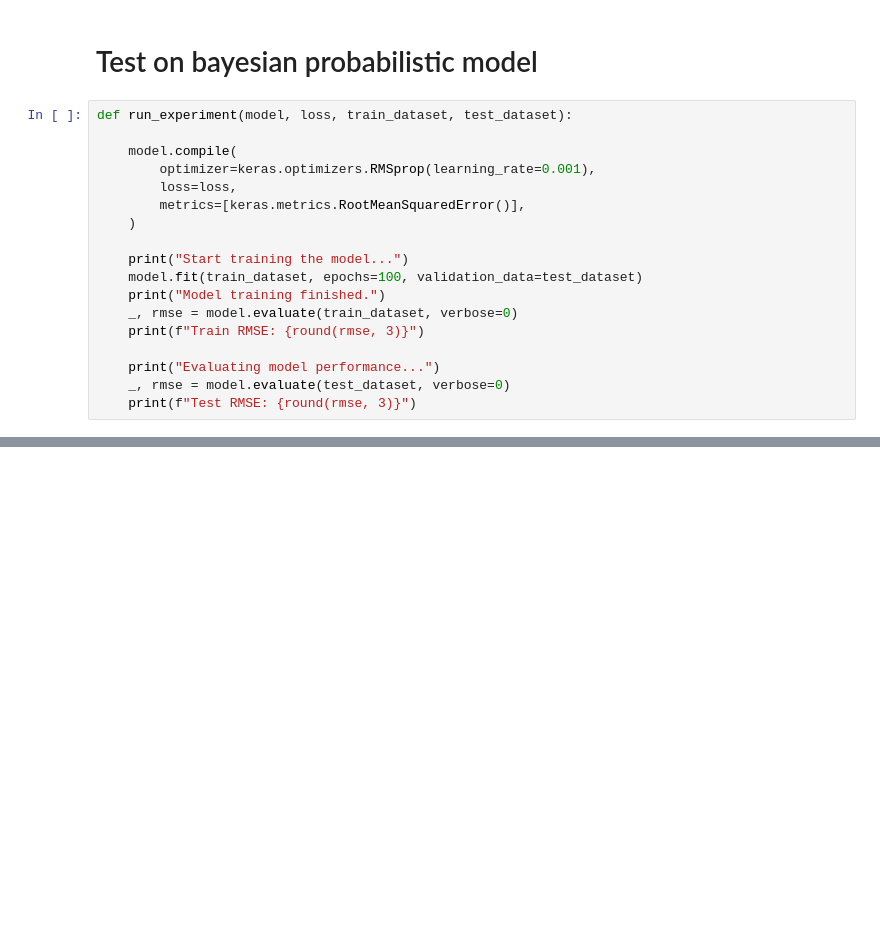
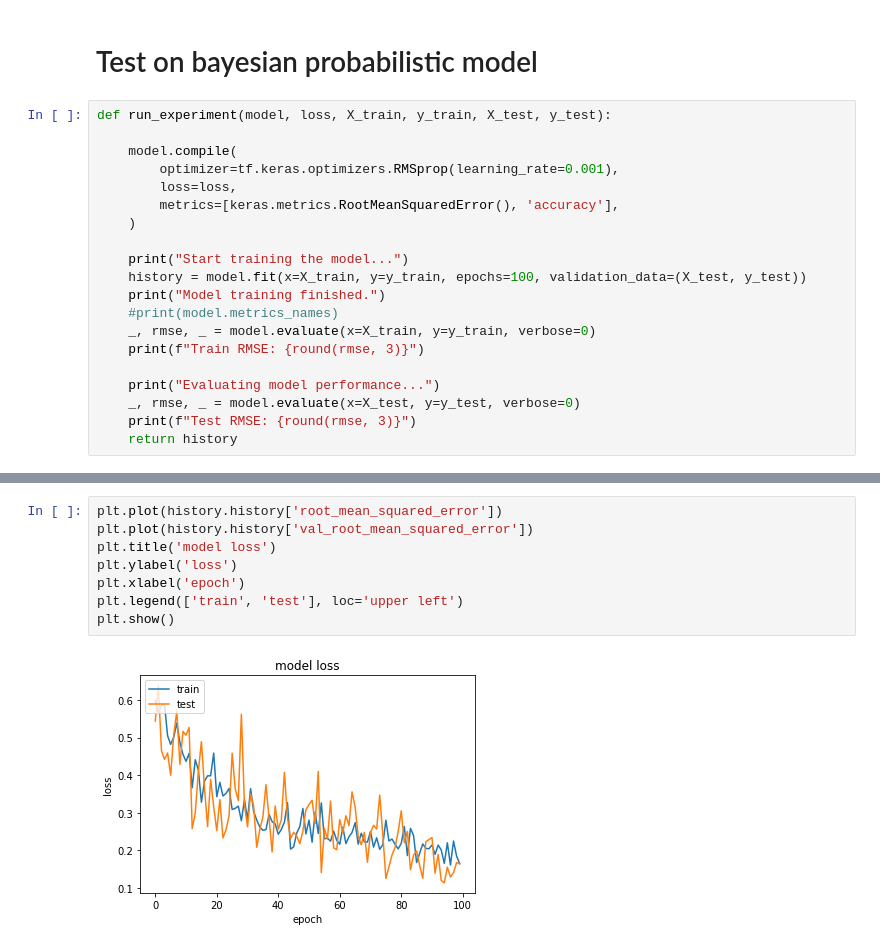
Before and after one commit to egvhoena/uncertainty-in-recs, a Jupyter notebook: new_playground.ipynb, the cells around one changed output, grey strips where cells are left out. Saved outputs shown, nothing was run; the diff lists cells and outputs as text; blank space fills up the shorter version.

```diff
--- a/new_playground.ipynb
+++ b/new_playground.ipynb
@@ -407,20 +407,22 @@ KendalltauResult(correlation=-0.24024139702105804, pvalue=2.0611479987195184e-06
 # %% [markdown]
 # Test on bayesian probabilistic model
 # %%
-def run_experiment(model, loss, train_dataset, test_dataset):
+def run_experiment(model, loss, X_train, y_train, X_test, y_test):
 
     model.compile(
-        optimizer=keras.optimizers.RMSprop(learning_rate=0.001),
+        optimizer=tf.keras.optimizers.RMSprop(learning_rate=0.001),
         loss=loss,
-        metrics=[keras.metrics.RootMeanSquaredError()],
+        metrics=[keras.metrics.RootMeanSquaredError(), 'accuracy'],
     )
 
     print("Start training the model...")
-    model.fit(train_dataset, epochs=100, validation_data=test_dataset)
+    history = model.fit(x=X_train, y=y_train, epochs=100, validation_data=(X_test, y_test))
     print("Model training finished.")
-    _, rmse = model.evaluate(train_dataset, verbose=0)
+    #print(model.metrics_names)
+    _, rmse, _ = model.evaluate(x=X_train, y=y_train, verbose=0)
     print(f"Train RMSE: {round(rmse, 3)}")
 
     print("Evaluating model performance...")
-    _, rmse = model.evaluate(test_dataset, verbose=0)
+    _, rmse, _ = model.evaluate(x=X_test, y=y_test, verbose=0)
     print(f"Test RMSE: {round(rmse, 3)}")
+    return history
@@ -458,0 +546,10 @@ def create_probablistic_bnn_model(train_size):
+# %%
+plt.plot(history.history['root_mean_squared_error'])
+plt.plot(history.history['val_root_mean_squared_error'])
+plt.title('model loss')
+plt.ylabel('loss')
+plt.xlabel('epoch')
+plt.legend(['train', 'test'], loc='upper left')
+plt.show()
+# %% [output]
+[figure, added]
```
Also changed, not shown: parts of 6 cells of this notebook.
